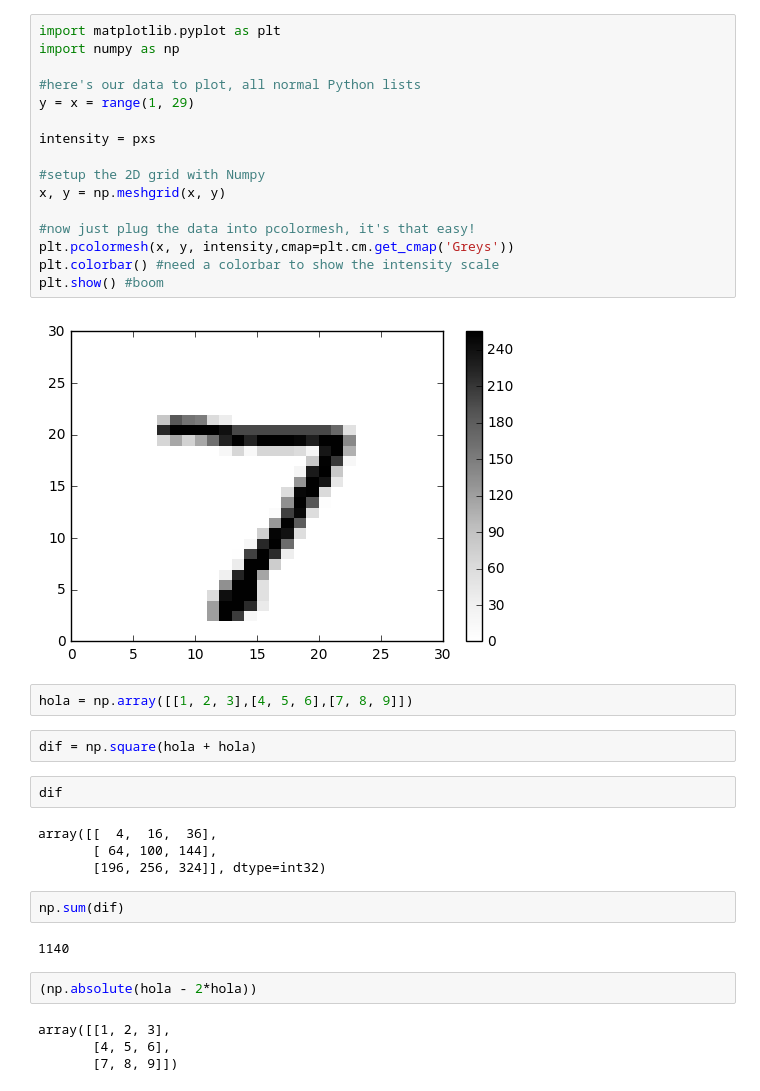
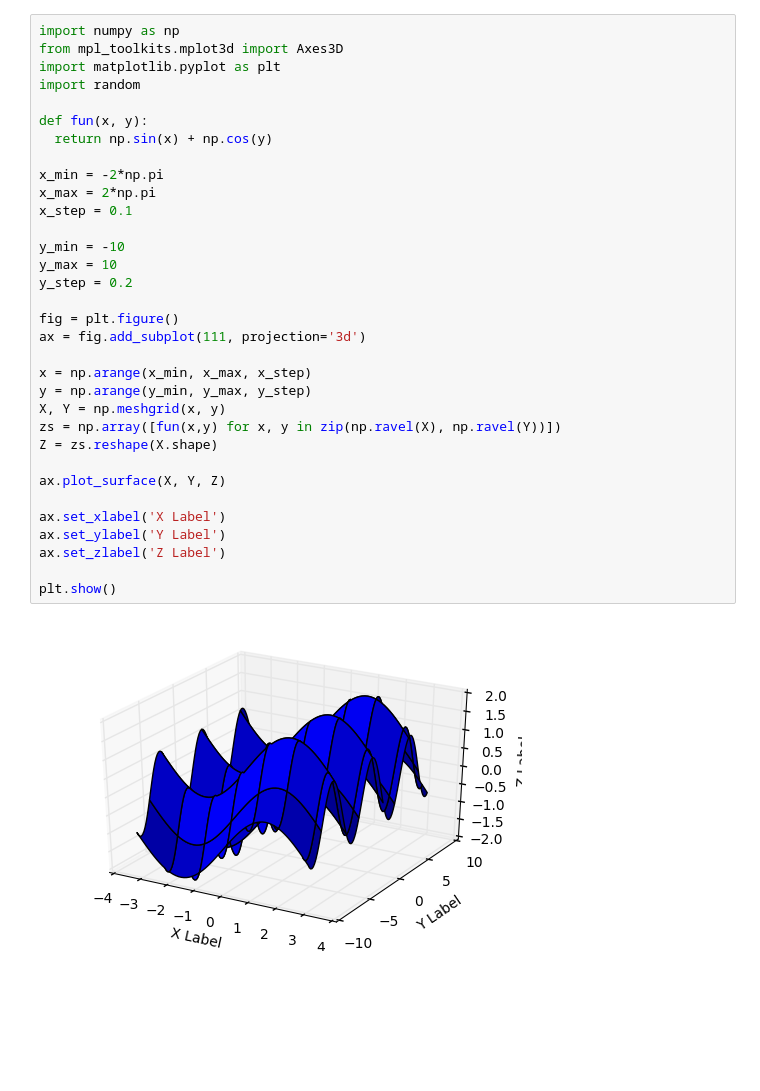
Before and after one commit to juanjoneri/Learning-Machine-Learning, a Jupyter notebook: Sandbox.ipynb, the cells around one changed output. Saved outputs shown, nothing was run; the diff lists cells and outputs as text; blank space fills up the shorter version.

Commit message:
test how to plot in 3k

```diff
--- a/Sandbox.ipynb
+++ b/Sandbox.ipynb
@@ -30,38 +1,35 @@ pxs = np.fliplr([pxs])[0]
-# %%
-import matplotlib.pyplot as plt
-import numpy as np
-
-#here's our data to plot, all normal Python lists
-y = x = range(1, 29)
-
-intensity = pxs
-
-#setup the 2D grid with Numpy
-x, y = np.meshgrid(x, y)
-
-#now just plug the data into pcolormesh, it's that easy!
-plt.pcolormesh(x, y, intensity,cmap=plt.cm.get_cmap('Greys'))
-plt.colorbar() #need a colorbar to show the intensity scale
-plt.show() #boom
-# %% [output]
-[figure, removed]
-# %%
-hola = np.array([[1, 2, 3],[4, 5, 6],[7, 8, 9]])
-# %%
-dif = np.square(hola + hola)
-# %%
-dif
-# %% [output]
-array([[  4,  16,  36],
-       [ 64, 100, 144],
-       [196, 256, 324]], dtype=int32)
-# %%
-np.sum(dif)
-# %% [output]
-1140
-# %%
-(np.absolute(hola - 2*hola))
-# %% [output]
-array([[1, 2, 3],
-       [4, 5, 6],
-       [7, 8, 9]])
+# %%
+import numpy as np
+from mpl_toolkits.mplot3d import Axes3D
+import matplotlib.pyplot as plt
+import random
+
+def fun(x, y):
+  return np.sin(x) + np.cos(y)
+
+x_min = -2*np.pi
+x_max = 2*np.pi
+x_step = 0.1
+
+y_min = -10
+y_max = 10
+y_step = 0.2
+
+fig = plt.figure()
+ax = fig.add_subplot(111, projection='3d')
+
+x = np.arange(x_min, x_max, x_step)
+y = np.arange(y_min, y_max, y_step)
+X, Y = np.meshgrid(x, y)
+zs = np.array([fun(x,y) for x, y in zip(np.ravel(X), np.ravel(Y))])
+Z = zs.reshape(X.shape)
+
+ax.plot_surface(X, Y, Z)
+
+ax.set_xlabel('X Label')
+ax.set_ylabel('Y Label')
+ax.set_zlabel('Z Label')
+
+plt.show()
+# %% [output]
+[figure, added]
```
Also changed, not shown: parts of 8 cells of this notebook.
